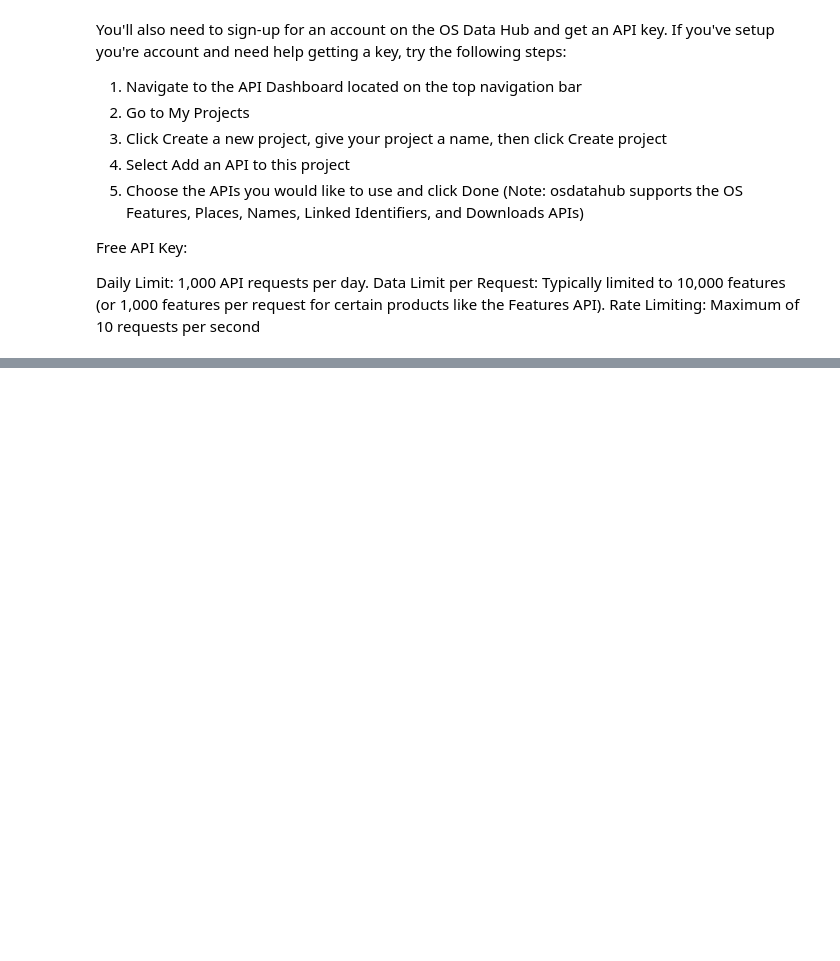
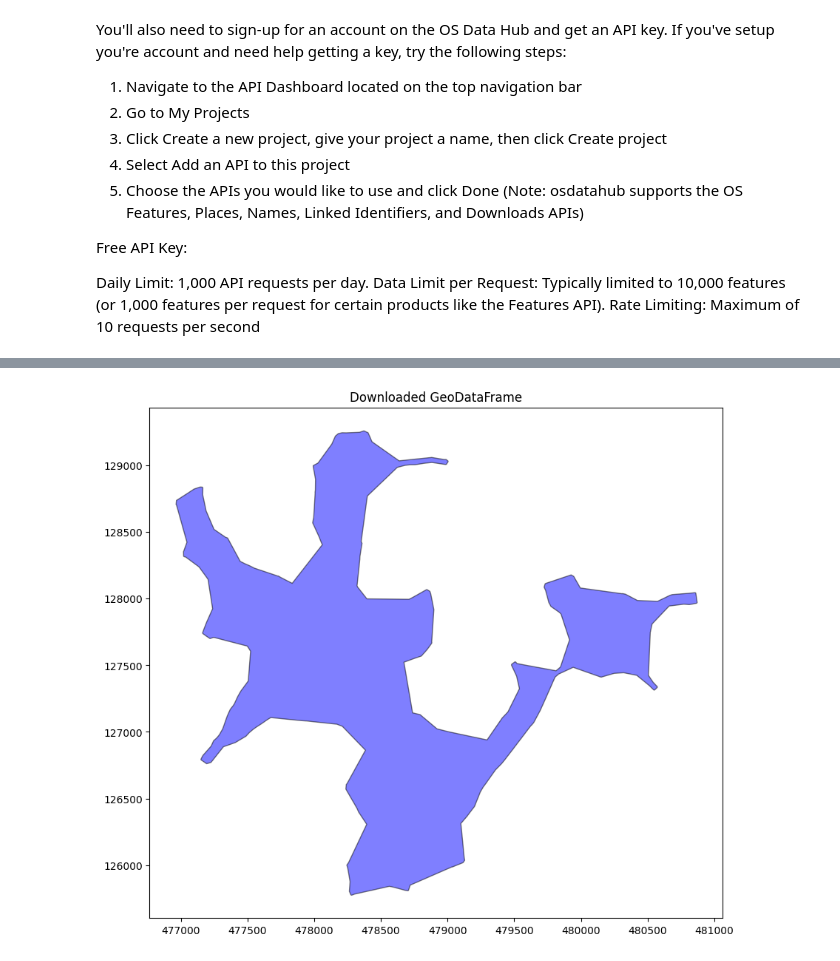
Before and after one commit to maps-as-data/MapReader, a Jupyter notebook: testing_notebooks/geospatial-masking.ipynb, the cells around one changed output, grey strips where cells are left out. Saved outputs shown, nothing was run; the diff lists cells and outputs as text; code cells hidden in the pictures; blank space fills up the shorter version.

```diff
--- a/testing_notebooks/geospatial-masking.ipynb
+++ b/testing_notebooks/geospatial-masking.ipynb
@@ -38,0 +121,11 @@ import pandas as pd
+# %%
+from pyproj import Transformer
+
+transformer = Transformer.from_crs("EPSG:4326", "EPSG:27700", always_xy=True)
+
+for parent_id in maps.list_parents():
+    coords = maps.parents[parent_id]["coordinates"]
+    xmin, ymin, xmax, ymax = coords
+    new_coords = transformer.transform_bounds(xmin, ymin, xmax, ymax)
+    maps.parents[parent_id]["coordinates"] = new_coords
+    maps.parents[parent_id]["crs"] = "EPSG:27700"
@@ -185,14 +317,14 @@ class OSDataDownloader:
 # Initialize downloader
 downloader = OSDataDownloader(
     api_key="oX1WR2nDOAzhICIRNQWhAhBP2mtQp8I8",
-    metadata_csv="./data/6_inch_png/metadata.csv",
 )
 
-# Query and download data
+# Query and download data for a specific TIFF
+tiff_path = "./data/6_inch_png/map_101433939.tif"
 gdf = downloader.download_os_data(
-    png_name="map_101433939.png",  # this png has data
-    # png_name="map_101433990.png",  # this png has no data
+    tiff_path=tiff_path,
     product_name="zoomstack_urban_areas",
+    type_filter="Regional",
     output_file="./built_up_areas.geojson",
 )
 
@@ -212,0 +349,37 @@ Downloaded data:
+# %%
+import matplotlib.pyplot as plt
+
+
+def plot_geodataframe_fixed(gdf, color="blue", alpha=0.5):
+    """
+    Plot the GeoDataFrame to visualize the geometries.
+
+    Parameters:
+    - gdf: GeoDataFrame to plot.
+    - color: Color of the geometries (default is "blue").
+    - alpha: Transparency of the geometries (default is 0.5).
+
+    Returns:
+    - None
+    """
+    if gdf.crs is None:
+        raise ValueError("GeoDataFrame does not have a CRS.")
+    if gdf.empty:
+        raise ValueError("GeoDataFrame is empty. Cannot plot.")
+
+    # Ensure geometries are valid
+    valid_geometries = gdf[gdf.geometry.notnull() & gdf.geometry.is_valid]
+    if valid_geometries.empty:
+        raise ValueError("GeoDataFrame contains no valid geometries after filtering.")
+
+    # Plot the geometries
+    fig, ax = plt.subplots(figsize=(10, 10))
+    valid_geometries.plot(ax=ax, color=color, alpha=alpha, edgecolor="black")
+    ax.set_title("Downloaded GeoDataFrame")
+    plt.show()
+
+
+# Call the fixed function with the downloaded data
+plot_geodataframe_fixed(gdf)
+# %% [output]
+[figure, added]
```
Also changed, not shown: parts of 22 cells of this notebook.
